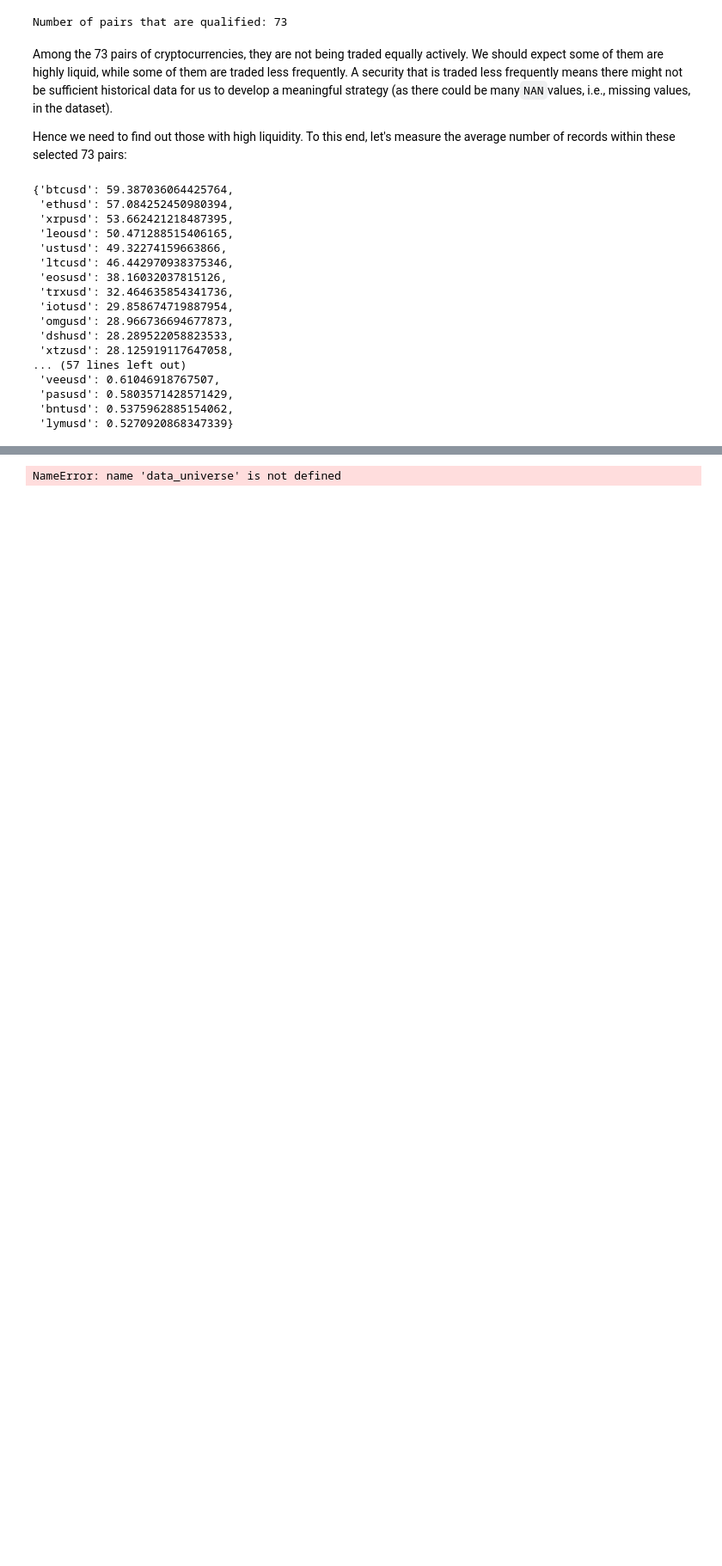
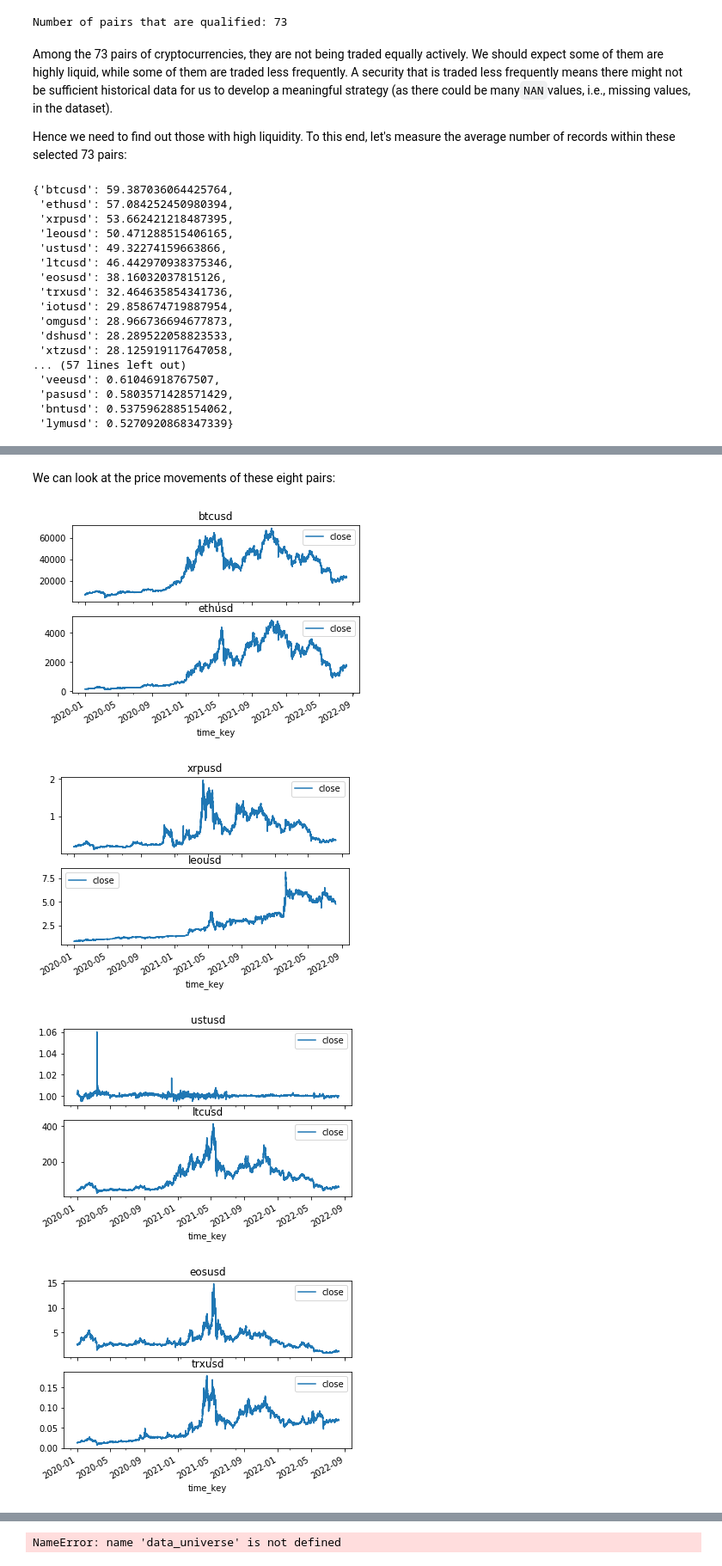
Before and after one commit to josephchenhk/qtrader_strategies, a Jupyter notebook: EDA.ipynb, the cells around one changed output, grey strips where cells are left out. Shown: that part at 86% size. Drawn from its saved outputs; the diff is of its cells as text; code cells hidden in the pictures; blank space fills up the shorter version.

```diff
--- a/EDA.ipynb
+++ b/EDA.ipynb
@@ -188,0 +171,6 @@ Prepare data files for backtest:
+# %%
+liquid_pairs = [
+    k for k, v in sorted_data_timerange_selected_count.items()
+    if v >= 30
+]
+liquid_pairs
@@ -188,0 +186,24 @@ Prepare data files for backtest:
+# %% [markdown]
+We can look at the price movements of these eight pairs:
+# %%
+for i, pair_name in tqdm(enumerate(liquid_pairs)):
+    if i % 2 == 0:
+        fig, axes = plt.subplots(
+            nrows=2, #data_universe.shape[0],
+            ncols=1,
+            sharex=True
+        )
+    df = pd.read_csv(f"data/{pair_name}.csv")
+    df = df[
+        (df.time >= start_ts)
+        & (df.time <= end_ts)
+    ]
+    df["time_key"] = df.time.apply(lambda x: datetime.fromtimestamp(int(x/1000)))
+    df[["time_key", "close"]].set_index("time_key").plot(
+        ax=axes[i%2],
+        title=pair_name)
+# %% [output]
+[figure, added]
+[figure, added]
+[figure, added]
+[figure, added]
```
Also changed, not shown: parts of 21 cells of this notebook.
